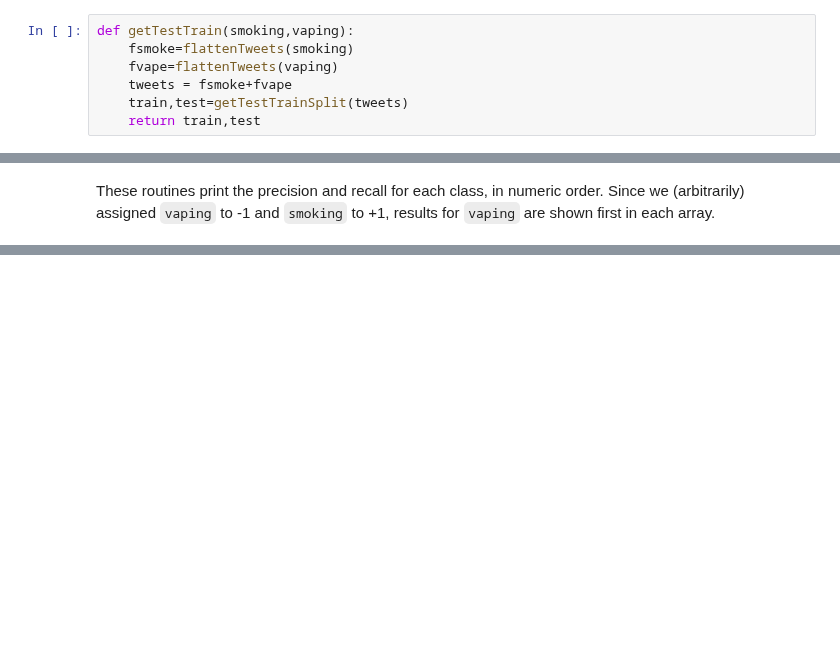
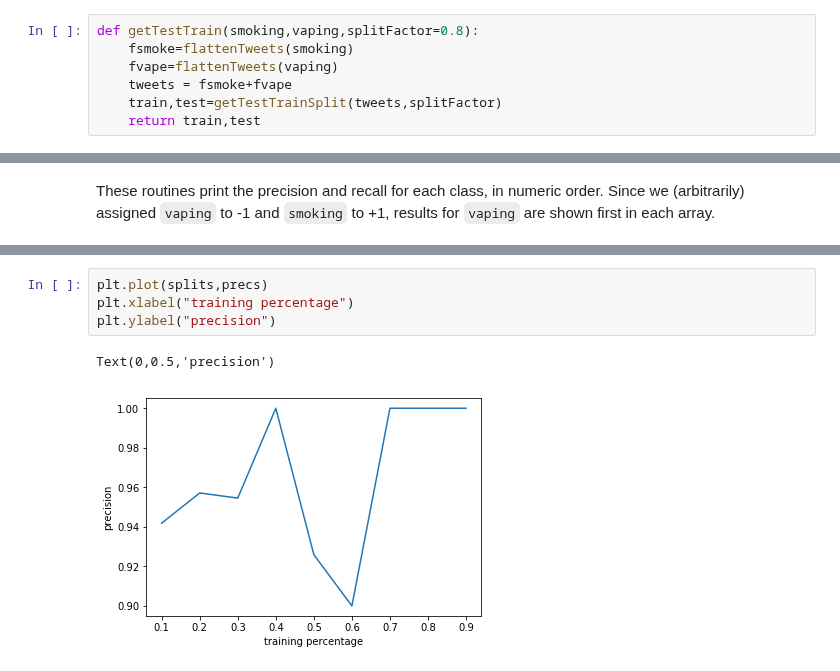
Before and after one commit to dbmi-pitt/SocialMediaDataScience, a Jupyter notebook: SocialMedia - Part 4.ipynb, the cells around one changed output, grey strips where cells are left out. Saved outputs shown, nothing was run; the diff lists cells and outputs as text; blank space fills up the shorter version.

```diff
--- a/SocialMedia - Part 4.ipynb
+++ b/SocialMedia - Part 4.ipynb
@@ -654,11 +658,11 @@ print(str(len(strain))+ " "+str(len(stest)))
 # %% [markdown]
 ok. looks good. Now we can tie these together in a simple routine to handle the combination of the two input sets into one:
 # %%
-def getTestTrain(smoking,vaping):
+def getTestTrain(smoking,vaping,splitFactor=0.8):
     fsmoke=flattenTweets(smoking)
     fvape=flattenTweets(vaping)
     tweets = fsmoke+fvape
-    train,test=getTestTrainSplit(tweets)
+    train,test=getTestTrainSplit(tweets,splitFactor)
     return train,test
 # %%
 train,test=getTestTrain(smoking,vaping)
@@ -948,0 +1043,7 @@ These routines print the precision and recall for each class, in numeric order.
+# %%
+plt.plot(splits,precs)
+plt.xlabel("training percentage")
+plt.ylabel("precision")
+# %% [output]
+Text(0,0.5,'precision')
+[figure, added]
```
Also changed, not shown: parts of 25 cells of this notebook, 1 other file.
